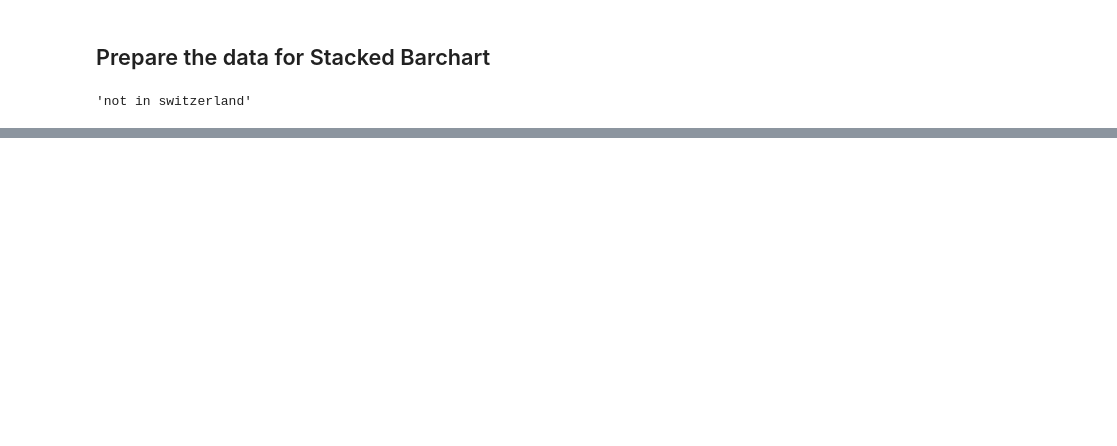
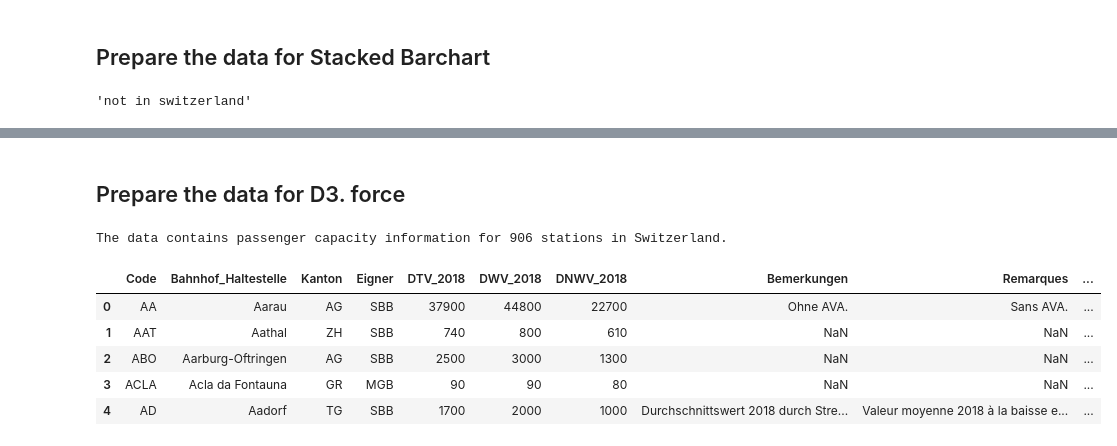
Before and after one commit to com-480-data-visualization/com-480-project-story-tellers, a Jupyter notebook: Data Processing.ipynb, the cells around one changed output, grey strips where cells are left out. Cells and saved outputs as stored; diff of their text form; code cells hidden in the pictures; blank space fills up the shorter version.

```diff
--- a/Data Processing.ipynb
+++ b/Data Processing.ipynb
@@ -270,0 +289,17 @@ canton_tt_data.head()
+# %% [markdown]
+## Prepare the data for D3. force
+# %%
+df = pd.read_excel(DATAFOLDER +'/passengers2018.xlsx')
+
+# get the size of the data set
+print("The data contains passenger capacity information for {} stations in Switzerland.".format(df.shape[0]))
+# get some sample of the data
+df.head()
+# %% [output]
+The data contains passenger capacity information for 906 stations in Switzerland.
+|  | Code | Bahnhof_Haltestelle | Kanton | Eigner | DTV_2018 | DWV_2018 | DNWV_2018 | Bemerkungen | Remarques | ... |
+| 0 | AA | Aarau | AG | SBB | 37900 | 44800 | 22700 | Ohne AVA. | Sans AVA. | ... |
+| 1 | AAT | Aathal | ZH | SBB | 740 | 800 | 610 | NaN | NaN | ... |
+| 2 | ABO | Aarburg-Oftringen | AG | SBB | 2500 | 3000 | 1300 | NaN | NaN | ... |
+| 3 | ACLA | Acla da Fontauna | GR | MGB | 90 | 90 | 80 | NaN | NaN | ... |
+| 4 | AD | Aadorf | TG | SBB | 1700 | 2000 | 1000 | Durchschnittswert 2018 durch Stre... | Valeur moyenne 2018 à la baisse e... | ... |
```
Also changed, not shown: parts of 58 cells of this notebook.
